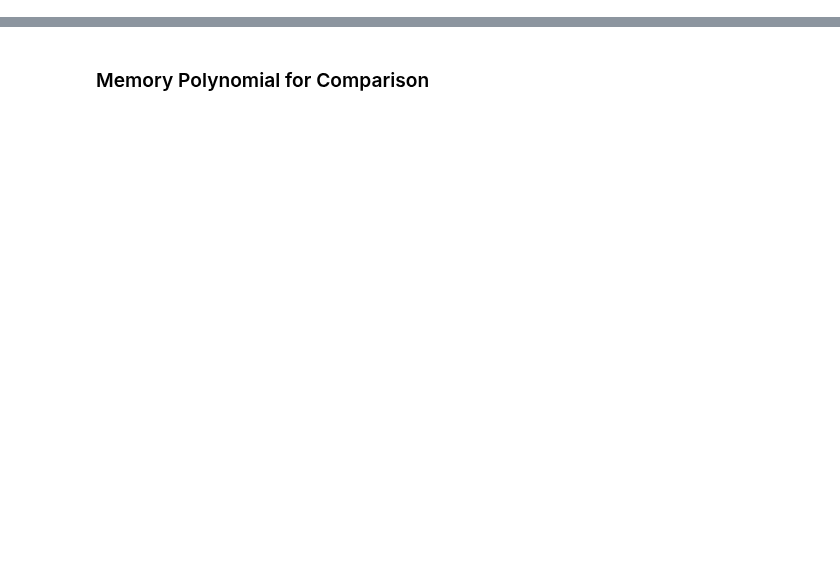
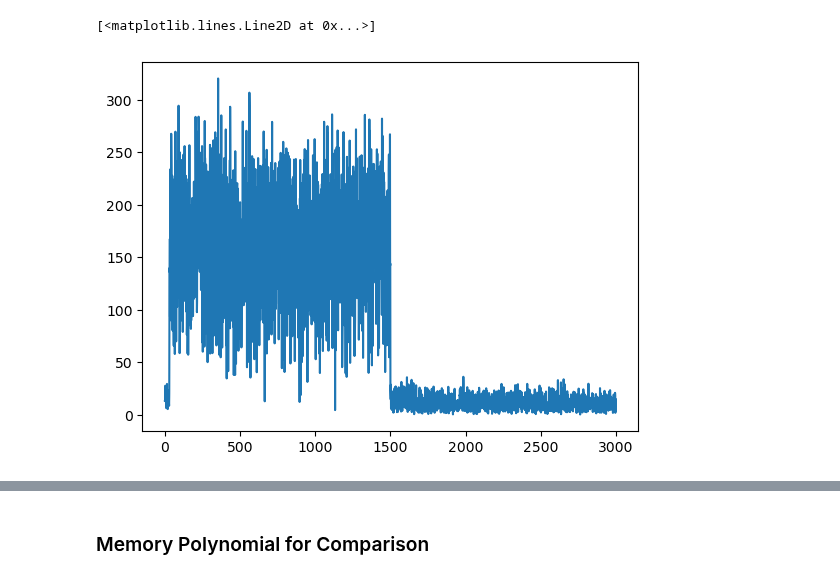
Before and after one commit to UW-Photonics-Lab/prob_tcn_for_LED, a Jupyter notebook: notebooks/probabilistic_TCN_channel_and_autoencoders.ipynb, the cells around one changed output, grey strips where cells are left out. Cells and saved outputs as stored; diff of their text form; code cells hidden in the pictures; blank space fills up the shorter version.

```diff
--- a/notebooks/probabilistic_TCN_channel_and_autoencoders.ipynb
+++ b/notebooks/probabilistic_TCN_channel_and_autoencoders.ipynb
@@ -203,0 +227,6 @@ Train Size 6202
+# %%
+t = torch.fft.fft(sent_frames_time[0, CP_LENGTH:].cpu()).abs()
+plt.plot(t[:len(t)//2])
+# %% [output]
+[<matplotlib.lines.Line2D at 0x...>]
+[figure, added]
```
Also changed, not shown: parts of 15 cells of this notebook, 4 other files.
